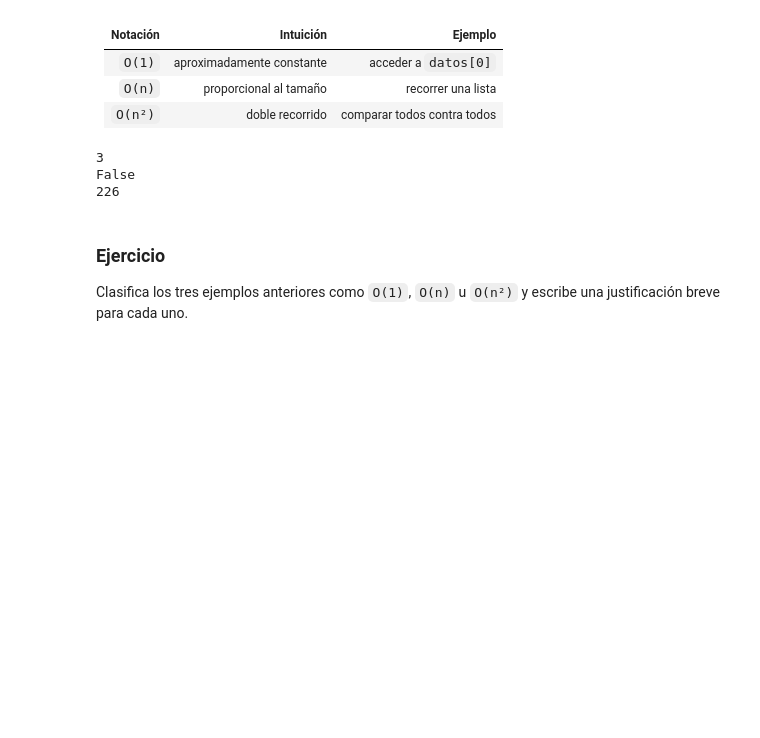
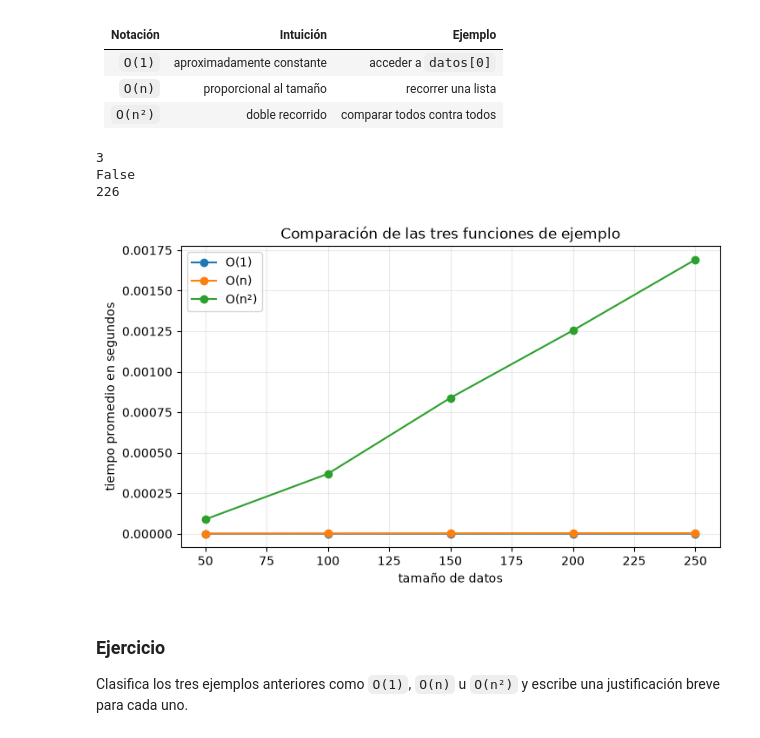
Before and after one commit to Estructuras-de-Datos-Verano/EstructurasDatos, a Jupyter notebook: clase_02/notebooks/clase_02_listas_sets_dicts.ipynb, the cells around one changed output. Drawn from its saved outputs; the diff is of its cells as text; code cells hidden in the pictures; blank space fills up the shorter version.

```diff
--- a/clase_02/notebooks/clase_02_listas_sets_dicts.ipynb
+++ b/clase_02/notebooks/clase_02_listas_sets_dicts.ipynb
@@ -313,6 +313,39 @@ print(ejemplo_cuadratico(muestra[:60]))
 3
 False
 226
+# %%
+tamanos = [50, 100, 150, 200, 250]
+
+tiempos_constante = []
+tiempos_lineal = []
+tiempos_cuadratico = []
+
+for n in tamanos:
+    datos_n = generar_datos(n)
+
+    tiempos_constante.append(
+        medir_tiempo(lambda: ejemplo_constante(datos_n), repeticiones=20)
+    )
+    tiempos_lineal.append(
+        medir_tiempo(lambda: ejemplo_lineal(datos_n, -1), repeticiones=20)
+    )
+    tiempos_cuadratico.append(
+        medir_tiempo(lambda: ejemplo_cuadratico(datos_n), repeticiones=3)
+    )
+
+plt.figure(figsize=(8, 4.5))
+plt.plot(tamanos, tiempos_constante, marker='o', label='O(1)')
+plt.plot(tamanos, tiempos_lineal, marker='o', label='O(n)')
+plt.plot(tamanos, tiempos_cuadratico, marker='o', label='O(n²)')
+#plt.yscale('log')
+plt.xlabel('tamaño de datos')
+plt.ylabel('tiempo promedio en segundos')
+plt.title('Comparación de las tres funciones de ejemplo')
+plt.grid(True, which='both', alpha=0.25)
+plt.legend()
+plt.show()
+# %% [output]
+[figure, added]
 # %% [markdown]
 ### Ejercicio
 
```
